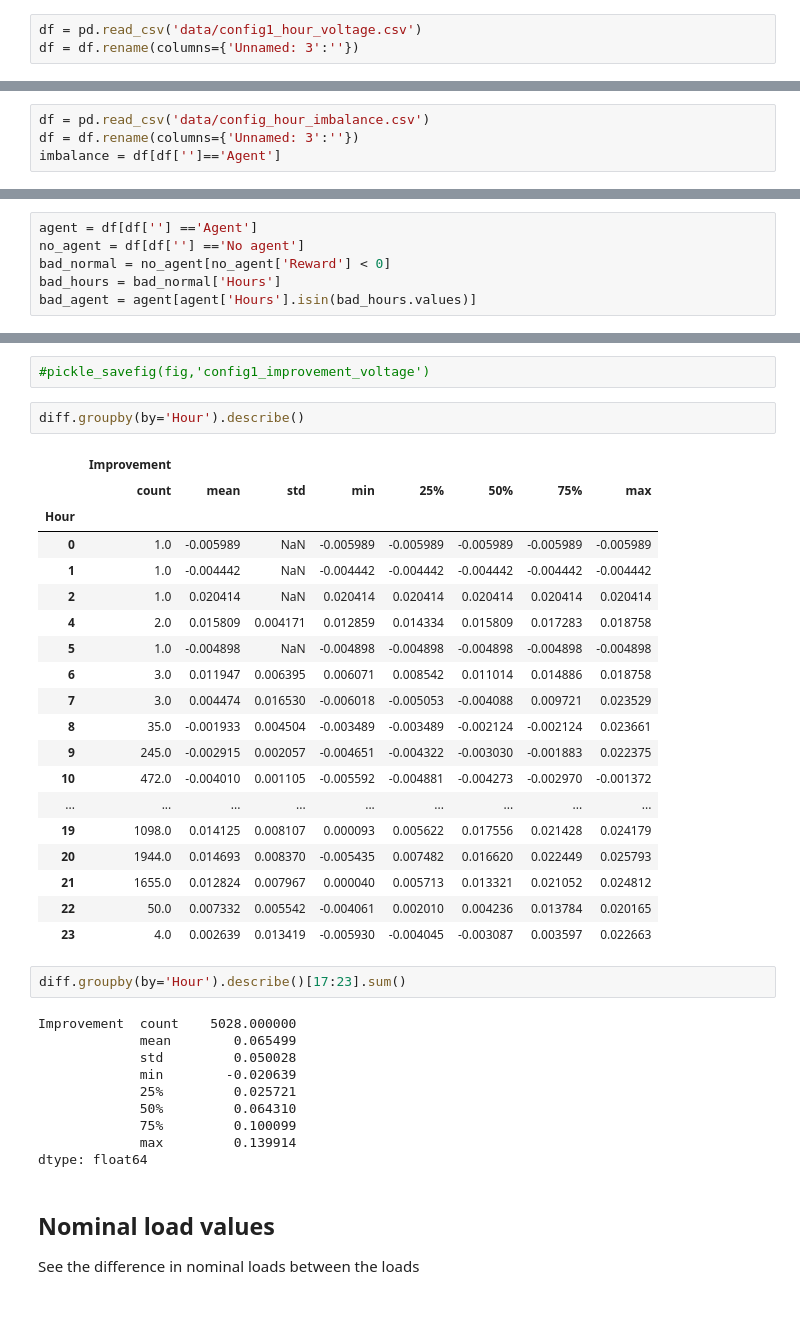
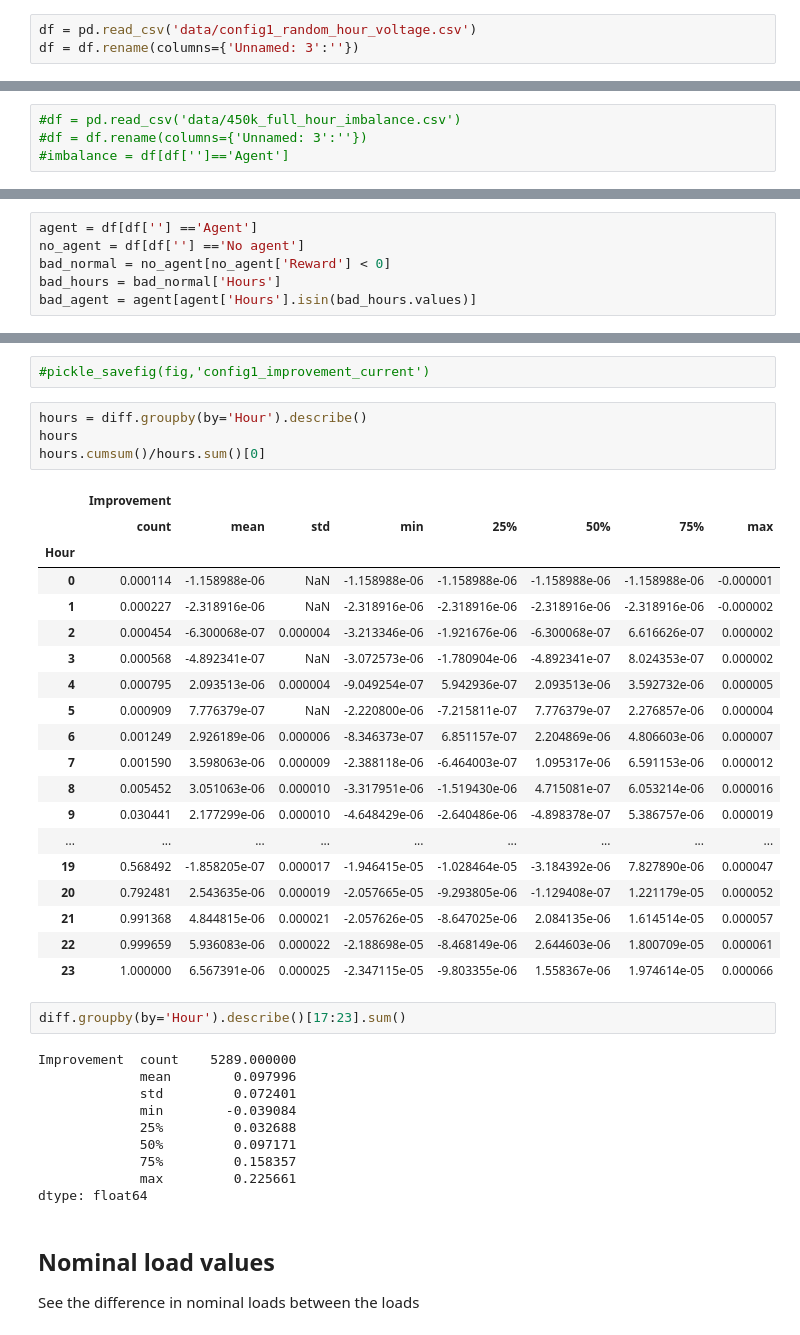
Before and after one commit to vegraux/master_thesis, a Jupyter notebook: RLpower/notebooks/visualise_actions.ipynb, the cells around one changed output, grey strips where cells are left out. Cells and saved outputs as stored; diff of their text form.

```diff
--- a/RLpower/notebooks/visualise_actions.ipynb
+++ b/RLpower/notebooks/visualise_actions.ipynb
@@ -514,7 +518,7 @@ setting up critic optimizer
 # %%
 #df.to_csv('data/confi2g_current.csv',index=False)
 # %%
-df = pd.read_csv('data/config1_hour_voltage.csv')
+df = pd.read_csv('data/config1_random_hour_voltage.csv')
 df = df.rename(columns={'Unnamed: 3':''})
 # %%
 rewards = df[df[''].isin(['Agent','No agent'])]
@@ -789,9 +799,9 @@ bad_agent[bad_agent['Agent'] < 0].describe()
 ### Energy imbalance
 Inspect rewards from energy imbalance
 # %%
-df = pd.read_csv('data/config_hour_imbalance.csv')
-df = df.rename(columns={'Unnamed: 3':''})
-imbalance = df[df['']=='Agent']
+#df = pd.read_csv('data/450k_full_hour_imbalance.csv')
+#df = df.rename(columns={'Unnamed: 3':''})
+#imbalance = df[df['']=='Agent']
 # %%
 imbalance.describe()
 # %% [output]
@@ -866,38 +876,40 @@ Text(0, 0.5, 'Voltage reward improvement')
 # %%
-#pickle_savefig(fig,'config1_improvement_voltage')
+#pickle_savefig(fig,'config1_improvement_current')
 # %%
-diff.groupby(by='Hour').describe()
+hours = diff.groupby(by='Hour').describe()
+hours
+hours.cumsum()/hours.sum()[0]
 # %% [output]
 |  | Improvement |  |  |  |  |  |  |  |
 |  | count | mean | std | min | 25% | 50% | 75% | max |
 | Hour |  |  |  |  |  |  |  |  |
-| 0 | 1.0 | -0.005989 | NaN | -0.005989 | -0.005989 | -0.005989 | -0.005989 | -0.005989 |
-| 1 | 1.0 | -0.004442 | NaN | -0.004442 | -0.004442 | -0.004442 | -0.004442 | -0.004442 |
-| 2 | 1.0 | 0.020414 | NaN | 0.020414 | 0.020414 | 0.020414 | 0.020414 | 0.020414 |
-| 4 | 2.0 | 0.015809 | 0.004171 | 0.012859 | 0.014334 | 0.015809 | 0.017283 | 0.018758 |
-| 5 | 1.0 | -0.004898 | NaN | -0.004898 | -0.004898 | -0.004898 | -0.004898 | -0.004898 |
-| 6 | 3.0 | 0.011947 | 0.006395 | 0.006071 | 0.008542 | 0.011014 | 0.014886 | 0.018758 |
-| 7 | 3.0 | 0.004474 | 0.016530 | -0.006018 | -0.005053 | -0.004088 | 0.009721 | 0.023529 |
-| 8 | 35.0 | -0.001933 | 0.004504 | -0.003489 | -0.003489 | -0.002124 | -0.002124 | 0.023661 |
-| 9 | 245.0 | -0.002915 | 0.002057 | -0.004651 | -0.004322 | -0.003030 | -0.001883 | 0.022375 |
-| 10 | 472.0 | -0.004010 | 0.001105 | -0.005592 | -0.004881 | -0.004273 | -0.002970 | -0.001372 |
+| 0 | 0.000114 | -1.158988e-06 | NaN | -1.158988e-06 | -1.158988e-06 | -1.158988e-06 | -1.158988e-06 | -0.000001 |
+| 1 | 0.000227 | -2.318916e-06 | NaN | -2.318916e-06 | -2.318916e-06 | -2.318916e-06 | -2.318916e-06 | -0.000002 |
+| 2 | 0.000454 | -6.300068e-07 | 0.000004 | -3.213346e-06 | -1.921676e-06 | -6.300068e-07 | 6.616626e-07 | 0.000002 |
+| 3 | 0.000568 | -4.892341e-07 | NaN | -3.072573e-06 | -1.780904e-06 | -4.892341e-07 | 8.024353e-07 | 0.000002 |
+| 4 | 0.000795 | 2.093513e-06 | 0.000004 | -9.049254e-07 | 5.942936e-07 | 2.093513e-06 | 3.592732e-06 | 0.000005 |
+| 5 | 0.000909 | 7.776379e-07 | NaN | -2.220800e-06 | -7.215811e-07 | 7.776379e-07 | 2.276857e-06 | 0.000004 |
+| 6 | 0.001249 | 2.926189e-06 | 0.000006 | -8.346373e-07 | 6.851157e-07 | 2.204869e-06 | 4.806603e-06 | 0.000007 |
+| 7 | 0.001590 | 3.598063e-06 | 0.000009 | -2.388118e-06 | -6.464003e-07 | 1.095317e-06 | 6.591153e-06 | 0.000012 |
+| 8 | 0.005452 | 3.051063e-06 | 0.000010 | -3.317951e-06 | -1.519430e-06 | 4.715081e-07 | 6.053214e-06 | 0.000016 |
+| 9 | 0.030441 | 2.177299e-06 | 0.000010 | -4.648429e-06 | -2.640486e-06 | -4.898378e-07 | 5.386757e-06 | 0.000019 |
 | ... | ... | ... | ... | ... | ... | ... | ... | ... |
-| 19 | 1098.0 | 0.014125 | 0.008107 | 0.000093 | 0.005622 | 0.017556 | 0.021428 | 0.024179 |
-| 20 | 1944.0 | 0.014693 | 0.008370 | -0.005435 | 0.007482 | 0.016620 | 0.022449 | 0.025793 |
-| 21 | 1655.0 | 0.012824 | 0.007967 | 0.000040 | 0.005713 | 0.013321 | 0.021052 | 0.024812 |
-| 22 | 50.0 | 0.007332 | 0.005542 | -0.004061 | 0.002010 | 0.004236 | 0.013784 | 0.020165 |
-| 23 | 4.0 | 0.002639 | 0.013419 | -0.005930 | -0.004045 | -0.003087 | 0.003597 | 0.022663 |
+| 19 | 0.568492 | -1.858205e-07 | 0.000017 | -1.946415e-05 | -1.028464e-05 | -3.184392e-06 | 7.827890e-06 | 0.000047 |
+| 20 | 0.792481 | 2.543635e-06 | 0.000019 | -2.057665e-05 | -9.293805e-06 | -1.129408e-07 | 1.221179e-05 | 0.000052 |
+| 21 | 0.991368 | 4.844815e-06 | 0.000021 | -2.057626e-05 | -8.647025e-06 | 2.084135e-06 | 1.614514e-05 | 0.000057 |
+| 22 | 0.999659 | 5.936083e-06 | 0.000022 | -2.188698e-05 | -8.468149e-06 | 2.644603e-06 | 1.800709e-05 | 0.000061 |
+| 23 | 1.000000 | 6.567391e-06 | 0.000025 | -2.347115e-05 | -9.803355e-06 | 1.558367e-06 | 1.974614e-05 | 0.000066 |
 # %%
 diff.groupby(by='Hour').describe()[17:23].sum()
 # %% [output]
-Improvement  count    5028.000000
-             mean        0.065499
-             std         0.050028
-             min        -0.020639
-             25%         0.025721
-             50%         0.064310
-             75%         0.100099
-             max         0.139914
+Improvement  count    5289.000000
+             mean        0.097996
+             std         0.072401
+             min        -0.039084
+             25%         0.032688
+             50%         0.097171
+             75%         0.158357
+             max         0.225661
 dtype: float64
 # %% [markdown]
 ## Nominal load values
```
Also changed, not shown: parts of 44 cells of this notebook, 9 other files.
